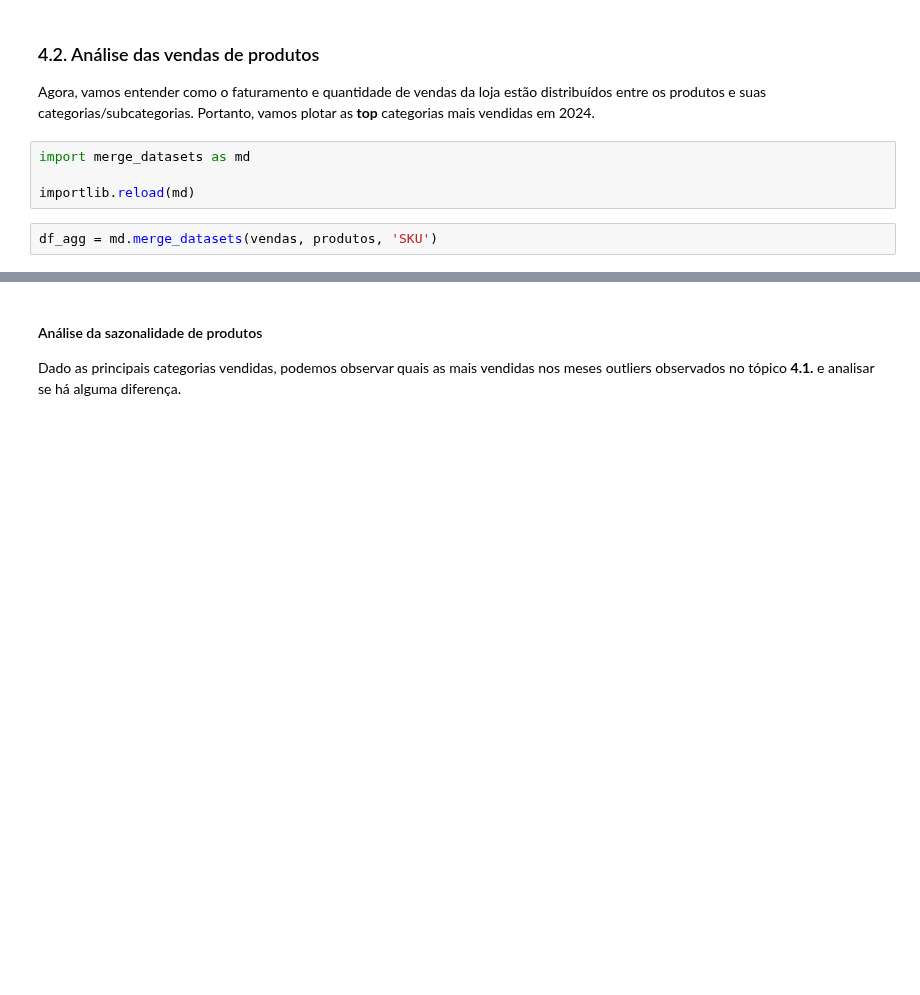
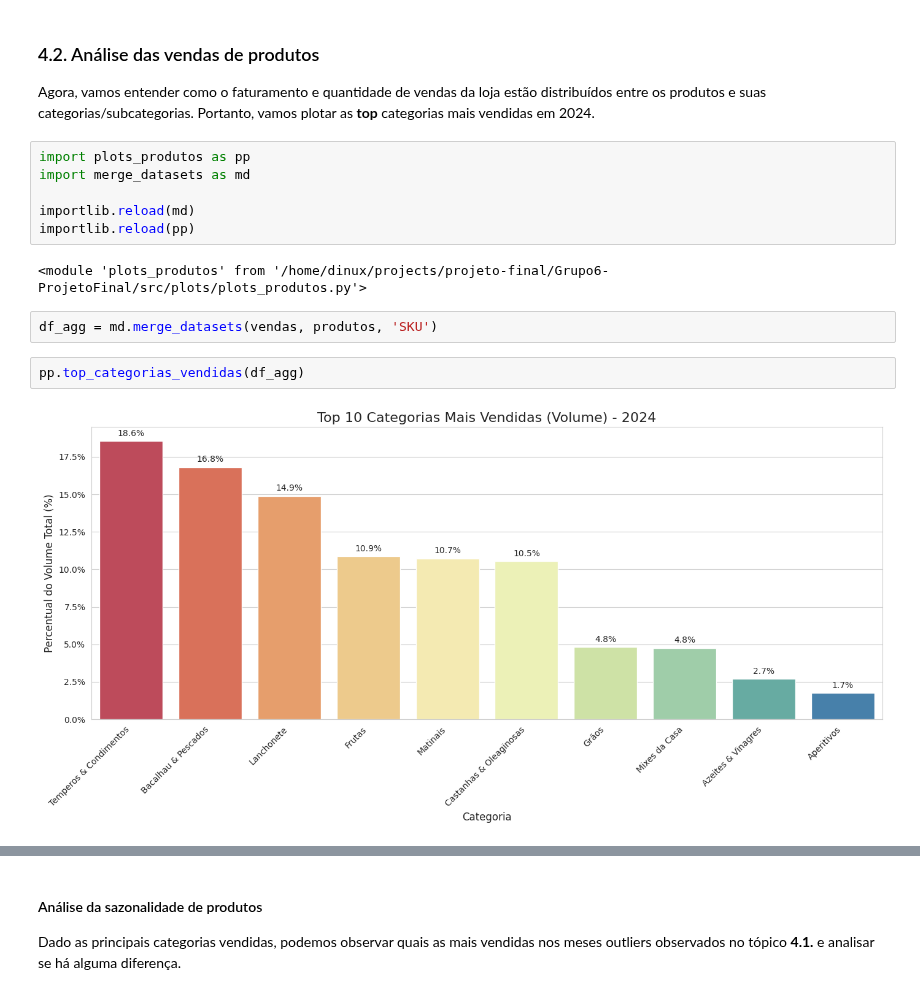
Before and after one commit to felipefsleal/Grupo6-ProjetoFinal, a Jupyter notebook: notebooks/01_eda.ipynb, the cells around one changed output, grey strips where cells are left out. Cells and saved outputs as stored; diff of their text form; blank space fills up the shorter version.

Commit message:
adiciona plots de top categorias/subcategorias mais vendidas

```diff
--- a/notebooks/01_eda.ipynb
+++ b/notebooks/01_eda.ipynb
@@ -159,8 +288,16 @@ Com o número de clientes únicos por loja podemos ver que normalmente não há
 
 Agora, vamos entender como o faturamento e quantidade de vendas da loja estão distribuídos entre os produtos e suas categorias/subcategorias. Portanto, vamos plotar as **top** categorias mais vendidas em 2024.
 # %%
+import plots_produtos as pp
 import merge_datasets as md
 
 importlib.reload(md)
+importlib.reload(pp)
+# %% [output]
+<module 'plots_produtos' from '/home/dinux/projects/projeto-final/Grupo6-ProjetoFinal/src/plots/plots_produtos.py'>
 # %%
 df_agg = md.merge_datasets(vendas, produtos, 'SKU')
+# %%
+pp.top_categorias_vendidas(df_agg)
+# %% [output]
+[figure, added]
```
Also changed, not shown: parts of 23 cells of this notebook, 1 other file.
